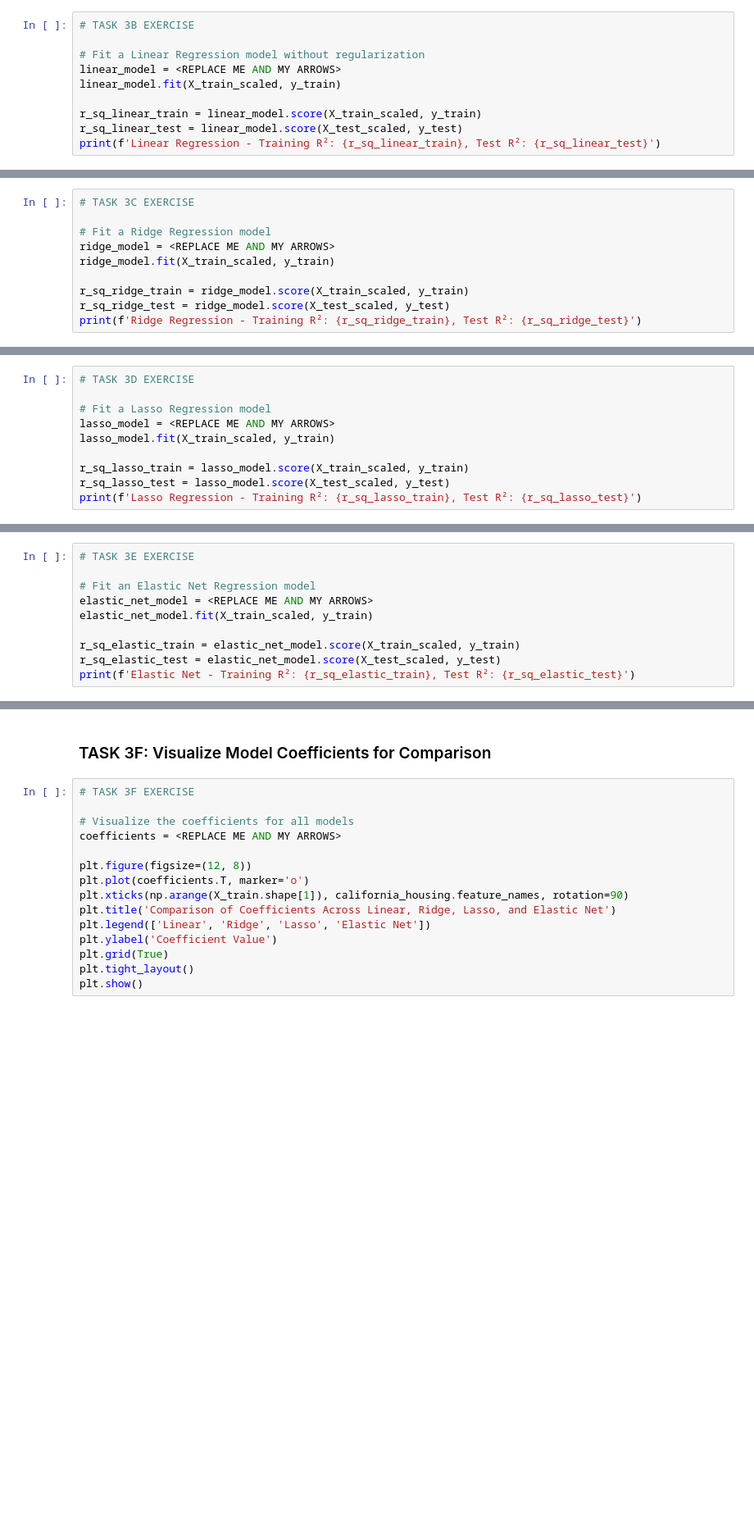
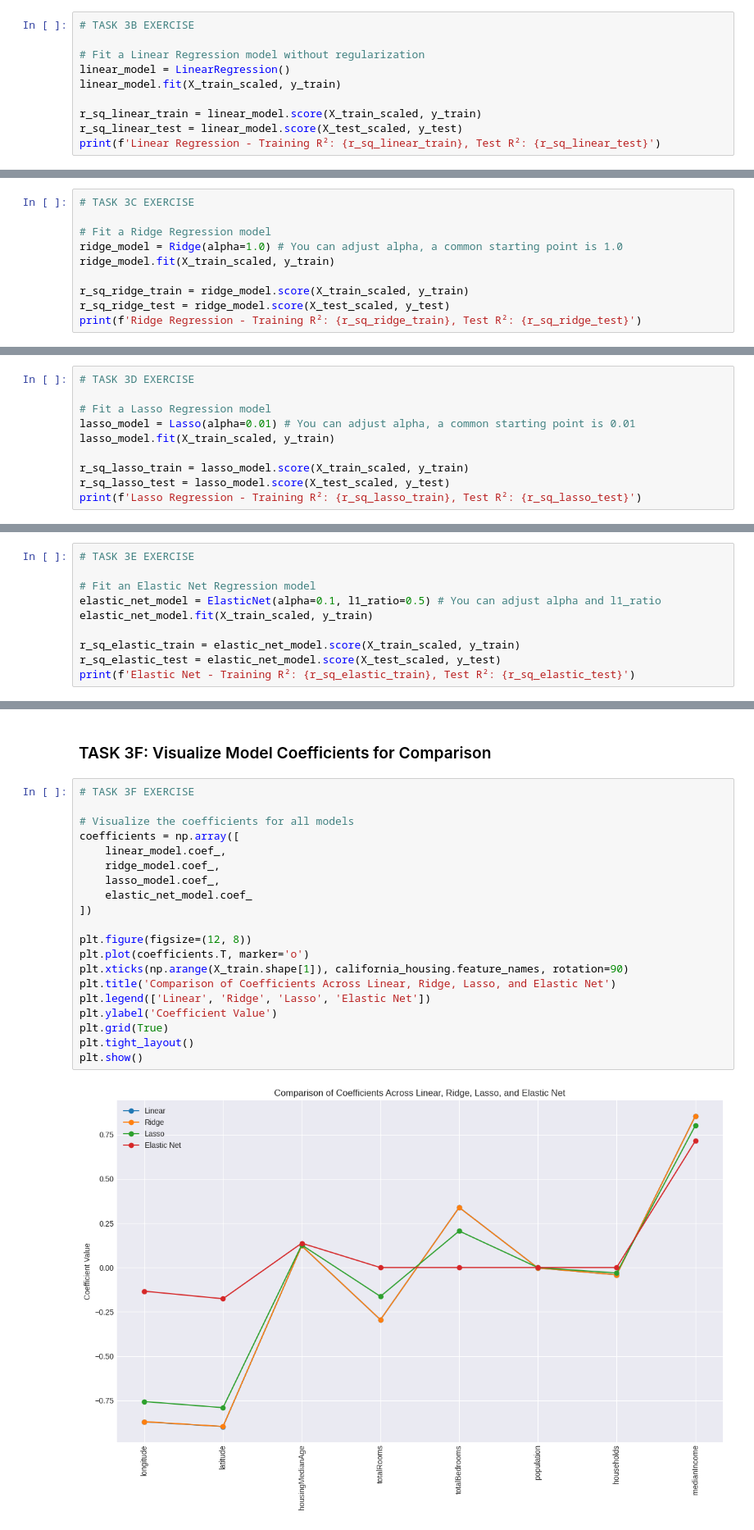
Before and after one commit to bmontoyag/UTEC_MISTI_2026, a Jupyter notebook: housing_modelfittingandvalidation_student_2026.ipynb, the cells around one changed output, grey strips where cells are left out. Shown at 82% size. Drawn from its saved outputs; the diff is of its cells as text; blank space fills up the shorter version.

```diff
--- a/housing_modelfittingandvalidation_student_2026.ipynb
+++ b/housing_modelfittingandvalidation_student_2026.ipynb
@@ -226,7 +267,7 @@ X_test_scaled = <REPLACE ME AND MY ARROWS>
 # TASK 3B EXERCISE
 
 # Fit a Linear Regression model without regularization
-linear_model = <REPLACE ME AND MY ARROWS>
+linear_model = LinearRegression()
 linear_model.fit(X_train_scaled, y_train)
 
 r_sq_linear_train = linear_model.score(X_train_scaled, y_train)
@@ -238,7 +281,7 @@ print(f'Linear Regression - Training R²: {r_sq_linear_train}, Test R²: {r_sq_l
 # TASK 3C EXERCISE
 
 # Fit a Ridge Regression model
-ridge_model = <REPLACE ME AND MY ARROWS>
+ridge_model = Ridge(alpha=1.0) # You can adjust alpha, a common starting point is 1.0
 ridge_model.fit(X_train_scaled, y_train)
 
 r_sq_ridge_train = ridge_model.score(X_train_scaled, y_train)
@@ -250,7 +295,7 @@ print(f'Ridge Regression - Training R²: {r_sq_ridge_train}, Test R²: {r_sq_rid
 # TASK 3D EXERCISE
 
 # Fit a Lasso Regression model
-lasso_model = <REPLACE ME AND MY ARROWS>
+lasso_model = Lasso(alpha=0.01) # You can adjust alpha, a common starting point is 0.01
 lasso_model.fit(X_train_scaled, y_train)
 
 r_sq_lasso_train = lasso_model.score(X_train_scaled, y_train)
@@ -262,7 +309,7 @@ print(f'Lasso Regression - Training R²: {r_sq_lasso_train}, Test R²: {r_sq_las
 # TASK 3E EXERCISE
 
 # Fit an Elastic Net Regression model
-elastic_net_model = <REPLACE ME AND MY ARROWS>
+elastic_net_model = ElasticNet(alpha=0.1, l1_ratio=0.5) # You can adjust alpha and l1_ratio
 elastic_net_model.fit(X_train_scaled, y_train)
 
 r_sq_elastic_train = elastic_net_model.score(X_train_scaled, y_train)
@@ -273,18 +322,25 @@ print(f'Elastic Net - Training R²: {r_sq_elastic_train}, Test R²: {r_sq_elasti
 # %%
 # TASK 3F EXERCISE
 
 # Visualize the coefficients for all models
-coefficients = <REPLACE ME AND MY ARROWS>
+coefficients = np.array([
+    linear_model.coef_,
+    ridge_model.coef_,
+    lasso_model.coef_,
+    elastic_net_model.coef_
+])
 
 plt.figure(figsize=(12, 8))
 plt.plot(coefficients.T, marker='o')
 plt.xticks(np.arange(X_train.shape[1]), california_housing.feature_names, rotation=90)
 plt.title('Comparison of Coefficients Across Linear, Ridge, Lasso, and Elastic Net')
 plt.legend(['Linear', 'Ridge', 'Lasso', 'Elastic Net'])
 plt.ylabel('Coefficient Value')
 plt.grid(True)
 plt.tight_layout()
 plt.show()
+# %% [output]
+[figure, added]
 # %% [markdown]
 ### TASK 3G: Visualize the Differences in the Regression Fits with and without Regularization
 # %%
```
Also changed, not shown: parts of 13 cells of this notebook.
